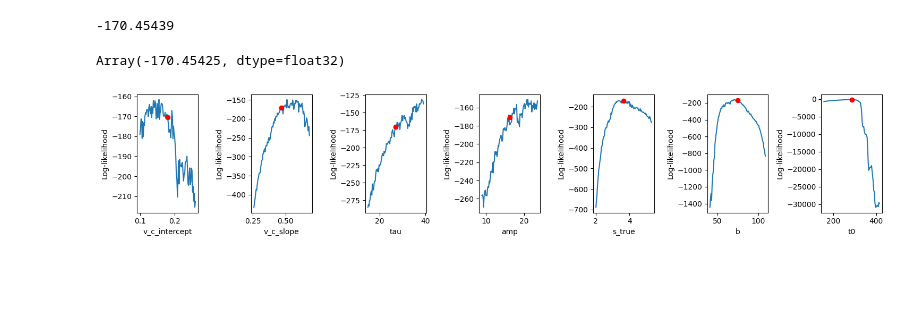
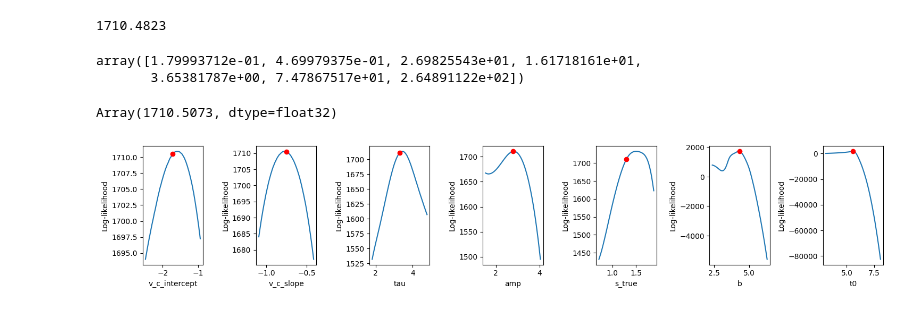
Before and after one commit to maltelueken/neural-race-model-estimation, a Jupyter notebook: nle_rdmc_sbc.ipynb, the cells around one changed output. Saved outputs shown, nothing was run; the diff lists cells and outputs as text; code cells hidden in the pictures; blank space fills up the shorter version.

Commit message:
Update likelihood computation

```diff
--- a/nle_rdmc_sbc.ipynb
+++ b/nle_rdmc_sbc.ipynb
@@ -43,7 +47,7 @@ def prior_fun_train(
     threshold_shape=100,
     threshold_scale=0.7,
     t0_loc=300,
-    t0_scale=50,
+    t0_scale=200,
     rng=np.random.default_rng(2025),
 ):
     drift_c_intercept = truncated_normal_rvs(drift_c_intercept_loc, drift_c_intercept_scale, random_state=rng)
@@ -77,21 +81,32 @@ simulator = bf.simulators.make_simulator([prior_fun_train, simulator_fun], meta_
 # %%
 param_names = ["v_c_intercept", "v_c_slope", "tau", "amp", "s_true", "b", "t0"]
 # %%
-approximator = keras.saving.load_model("rdmc_nle.keras")
+approximator = keras.saving.load_model("checkpoints/rdmc_nle_spline_shallow_20.keras")
 # %%
 test_data = simulator.sample(1)
-prior_draws = np.array([test_data[p] for p in param_names]).squeeze()
-approximator.log_prob(test_data).sum()
+# save_hdf5("test_data.hdf5", test_data)
+# test_data = load_hdf5("test_data.hdf5")
-# %% [output]
--170.45439
+# %%
+prior_draws = np.array([test_data[p] for p in param_names]).squeeze()
+
+approximator.log_prob(test_data).sum()
+# %% [output]
+1710.4823
+# %%
+prior_draws
+# %% [output]
+array([1.79993712e-01, 4.69979375e-01, 2.69825543e+01, 1.61718161e+01,
+       3.65381787e+00, 7.47867517e+01, 2.64891122e+02])
 # %%
-model_nle(test_data, approximator)(prior_draws)
+model_nle(test_data, approximator, fixed=None)(jnp.log(prior_draws))
 # %% [output]
-Array(-170.45425, dtype=float32)
+Array(1710.5073, dtype=float32)
+# %%
+ll_fun = model_nle(test_data, approximator)
 # %%
-_ = create_profile_likelihood_plot(model_nle, test_data, approximator, prior_draws, param_names)
+_ = create_profile_likelihood_plot(ll_fun, jnp.log(prior_draws), param_names)
 # %% [output]
-[figure, old version]
+[figure, new version]
 # %%
 rng_key = jax.random.key(2025)
 # %%
```
Also changed, not shown: parts of 22 cells of this notebook, 6 other files.
